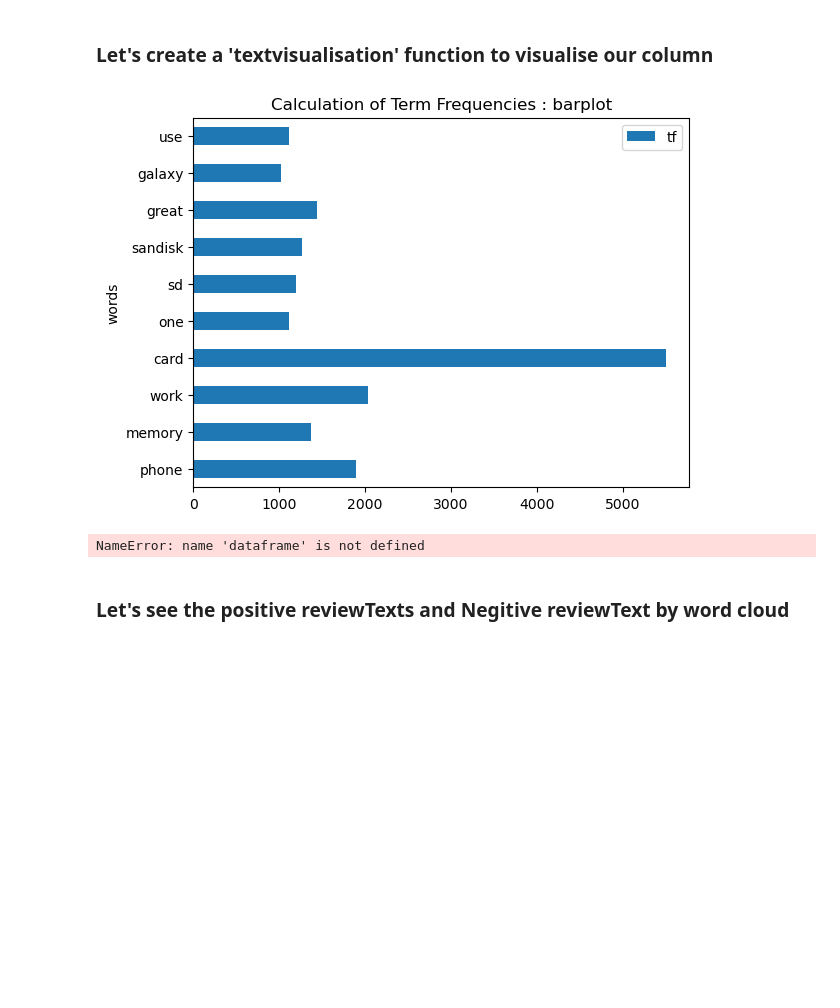
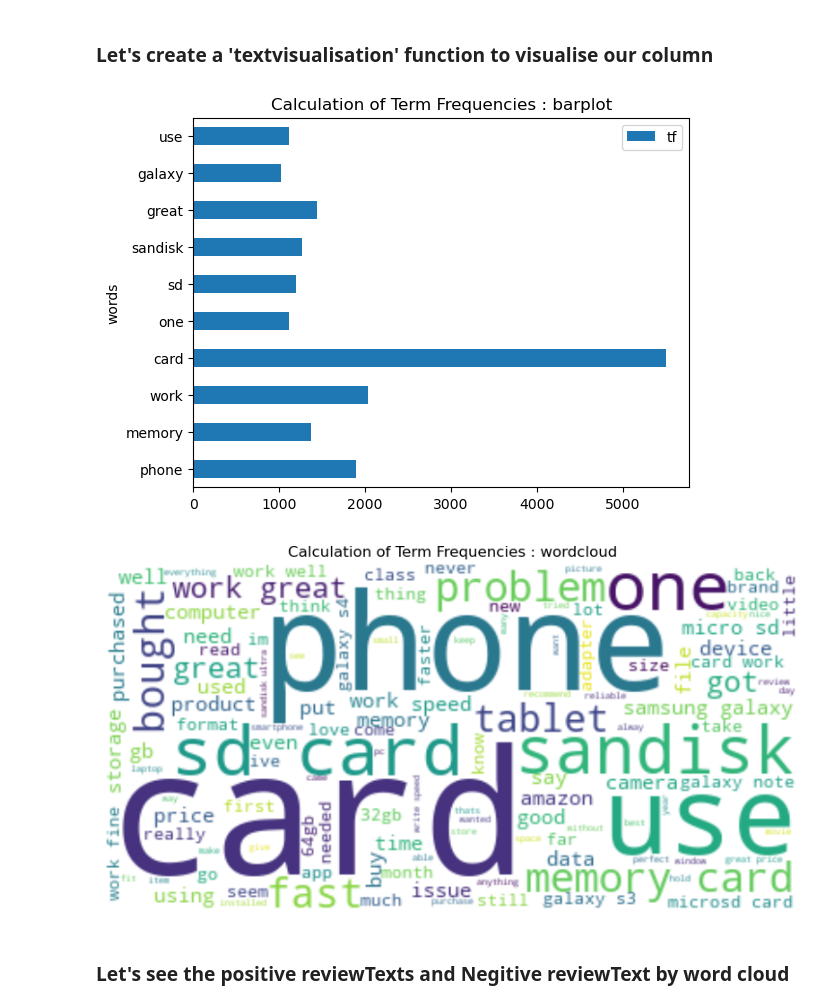
Before and after one commit to Shilpa206/Sentiment-Analysis-on-Amazon-Reviews, a Jupyter notebook: AmazonReviews_SentimentAnalysis.ipynb, the cells around one changed output. Cells and saved outputs as stored; diff of their text form; code cells hidden in the pictures; blank space fills up the shorter version.

```diff
--- a/AmazonReviews_SentimentAnalysis.ipynb
+++ b/AmazonReviews_SentimentAnalysis.ipynb
@@ -315,30 +315,30 @@ Name: reviewText, dtype: object
 # %%
 def text_visualisation(df, dep_var, barplot=True, wordcloud=True):
     #calculate the terms frequencies in the column reviewText
     tf = df[dep_var].apply(lambda x: pd.value_counts(x.split(" "))).sum(axis=0).reset_index()
     tf.columns=["words", "tf"]
 
     #barplot
     if barplot:
         tf[tf["tf"]>1000].plot.barh(x="words", y="tf")
         plt.title("Calculation of Term Frequencies : barplot")
         plt.show()
 
     #wordCloud
     if wordcloud:
-        text = " ".join(i for i in dataframe[dependent_var])
+        text = " ".join(i for i in df[dep_var])
         wordcloud = WordCloud(max_font_size=100, max_words=1000, background_color="white").generate(text)
         plt.figure(figsize=[10, 10])
         plt.imshow(wordcloud, interpolation="bilinear")
         plt.axis("off")
         plt.title("Calculation of Term Frequencies : wordcloud")
         plt.show()
         wordcloud.to_file("wordcloud.png")
 
 text_visualisation(df, "reviewText")
 # %% [output]
 [figure]
-NameError: name 'dataframe' is not defined
+[figure, added]
 # %% [markdown]
 ### Let's see the positive reviewTexts and Negitive reviewText by word cloud
 # %% [markdown]
```
